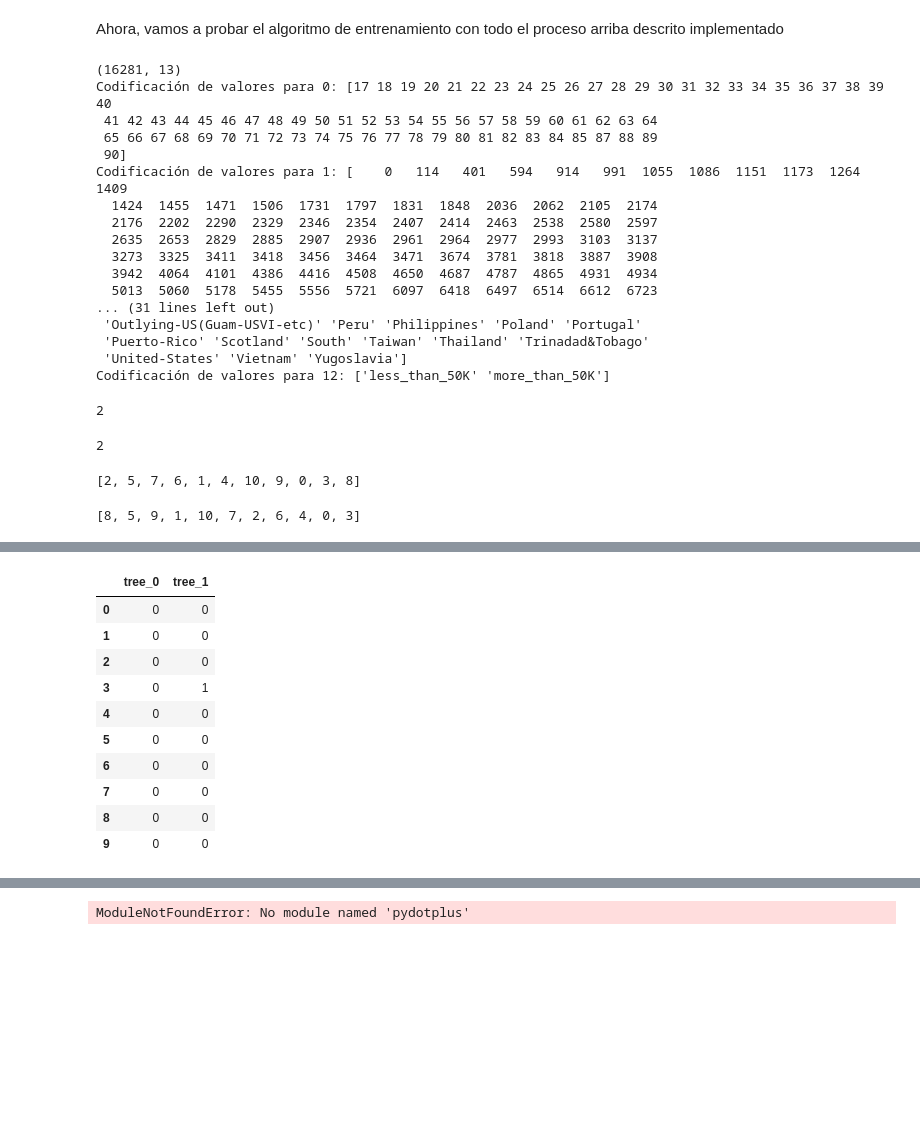
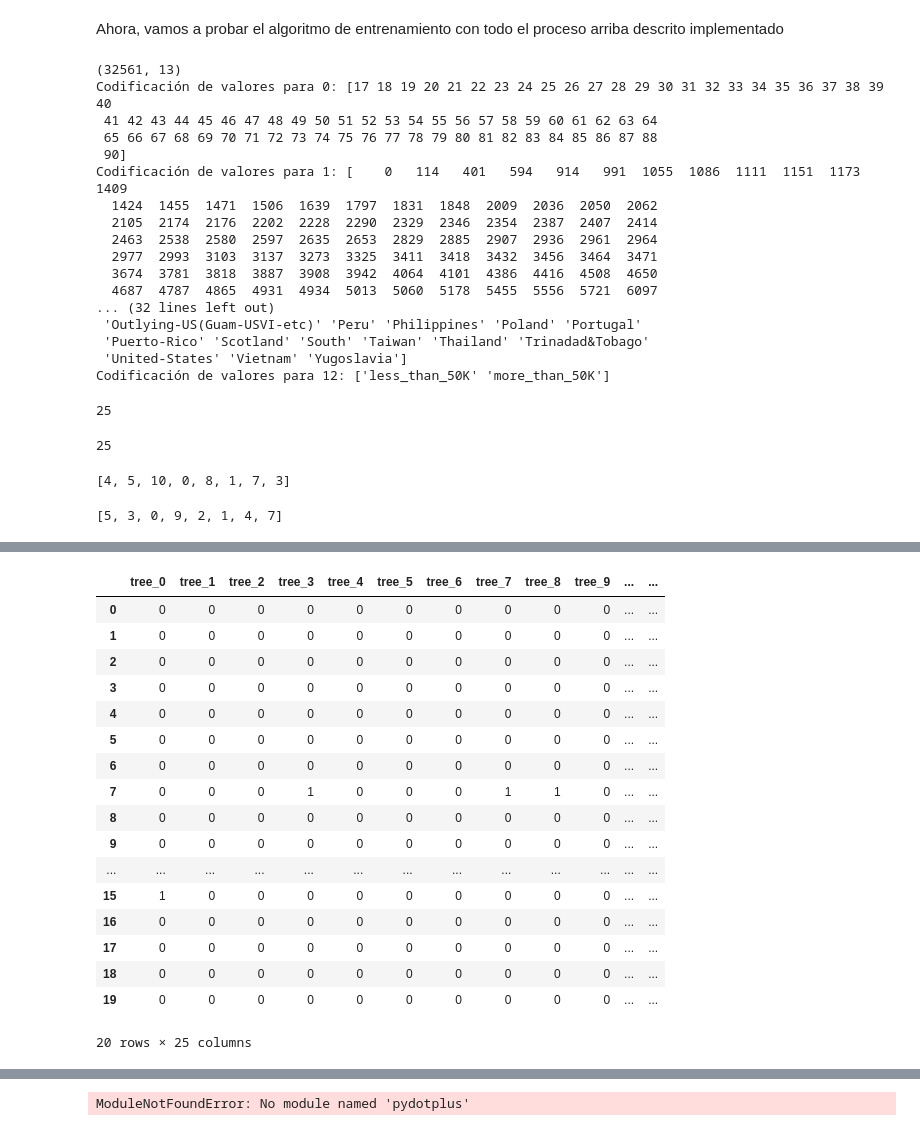
Before and after one commit to CavernaryBeast/TreeBased-Models-Assembly-RV, a Jupyter notebook: Notebook/Project_s Notebook.ipynb, the cells around one changed output, grey strips where cells are left out. Cells and saved outputs as stored; diff of their text form; code cells hidden in the pictures; blank space fills up the shorter version.

```diff
--- a/Notebook/Project_s Notebook.ipynb
+++ b/Notebook/Project_s Notebook.ipynb
@@ -126,21 +140,21 @@ columns_chosen
 # %% [markdown]
 Ahora, vamos a probar el algoritmo de entrenamiento con todo el proceso arriba descrito implementado
 # %%
-forest, indices_chosen = aux_functions.train_forest('adult_test', 2, 1, 4)
+forest, indices_chosen = aux_functions.train_forest('adult_train', 25, 0.8, None)
 # %% [output]
-(16281, 13)
+(32561, 13)
 Codificación de valores para 0: [17 18 19 20 21 22 23 24 25 26 27 28 29 30 31 32 33 34 35 36 37 38 39 40
  41 42 43 44 45 46 47 48 49 50 51 52 53 54 55 56 57 58 59 60 61 62 63 64
- 65 66 67 68 69 70 71 72 73 74 75 76 77 78 79 80 81 82 83 84 85 87 88 89
+ 65 66 67 68 69 70 71 72 73 74 75 76 77 78 79 80 81 82 83 84 85 86 87 88
  90]
-Codificación de valores para 1: [    0   114   401   594   914   991  1055  1086  1151  1173  1264  1409
-  1424  1455  1471  1506  1731  1797  1831  1848  2036  2062  2105  2174
-  2176  2202  2290  2329  2346  2354  2407  2414  2463  2538  2580  2597
-  2635  2653  2829  2885  2907  2936  2961  2964  2977  2993  3103  3137
-  3273  3325  3411  3418  3456  3464  3471  3674  3781  3818  3887  3908
-  3942  4064  4101  4386  4416  4508  4650  4687  4787  4865  4931  4934
-  5013  5060  5178  5455  5556  5721  6097  6418  6497  6514  6612  6723
-... (31 lines left out)
+Codificación de valores para 1: [    0   114   401   594   914   991  1055  1086  1111  1151  1173  1409
+  1424  1455  1471  1506  1639  1797  1831  1848  2009  2036  2050  2062
+  2105  2174  2176  2202  2228  2290  2329  2346  2354  2387  2407  2414
+  2463  2538  2580  2597  2635  2653  2829  2885  2907  2936  2961  2964
+  2977  2993  3103  3137  3273  3325  3411  3418  3432  3456  3464  3471
+  3674  3781  3818  3887  3908  3942  4064  4101  4386  4416  4508  4650
+  4687  4787  4865  4931  4934  5013  5060  5178  5455  5556  5721  6097
+... (32 lines left out)
  'Outlying-US(Guam-USVI-etc)' 'Peru' 'Philippines' 'Poland' 'Portugal'
  'Puerto-Rico' 'Scotland' 'South' 'Taiwan' 'Thailand' 'Trinadad&Tobago'
  'United-States' 'Vietnam' 'Yugoslavia']
@@ -148,19 +162,19 @@ Codificación de valores para 12: ['less_than_50K' 'more_than_50K']
 # %%
 len(forest)
 # %% [output]
-2
+25
 # %%
 len(indices_chosen)
 # %% [output]
-2
+25
 # %%
 indices_chosen[0]
 # %% [output]
-[2, 5, 7, 6, 1, 4, 10, 9, 0, 3, 8]
+[4, 5, 10, 0, 8, 1, 7, 3]
 # %%
 indices_chosen[1]
 # %% [output]
-[8, 5, 9, 1, 10, 7, 2, 6, 4, 0, 3]
+[5, 3, 0, 9, 2, 1, 4, 7]
 # %%
 forest_predictions, df_predictions = aux_functions.forest_predictions('adult_test', forest, indices_chosen)
 # %% [output]
@@ -182,17 +196,24 @@ Codificación de valores para 1: [    0   114   401   594   914   991  1055  108
  'United-States' 'Vietnam' 'Yugoslavia']
 Codificación de valores para 12: ['less_than_50K' 'more_than_50K']
 # %%
-df_predictions.head(10)
+df_predictions.head(20)
 # %% [output]
-|  | tree_0 | tree_1 |
-| 0 | 0 | 0 |
-| 1 | 0 | 0 |
-| 2 | 0 | 0 |
-| 3 | 0 | 1 |
-| 4 | 0 | 0 |
-| 5 | 0 | 0 |
-| 6 | 0 | 0 |
-| 7 | 0 | 0 |
-| 8 | 0 | 0 |
-| 9 | 0 | 0 |
+|  | tree_0 | tree_1 | tree_2 | tree_3 | tree_4 | tree_5 | tree_6 | tree_7 | tree_8 | tree_9 | ... | ... |
+| 0 | 0 | 0 | 0 | 0 | 0 | 0 | 0 | 0 | 0 | 0 | ... | ... |
+| 1 | 0 | 0 | 0 | 0 | 0 | 0 | 0 | 0 | 0 | 0 | ... | ... |
+| 2 | 0 | 0 | 0 | 0 | 0 | 0 | 0 | 0 | 0 | 0 | ... | ... |
+| 3 | 0 | 0 | 0 | 0 | 0 | 0 | 0 | 0 | 0 | 0 | ... | ... |
+| 4 | 0 | 0 | 0 | 0 | 0 | 0 | 0 | 0 | 0 | 0 | ... | ... |
+| 5 | 0 | 0 | 0 | 0 | 0 | 0 | 0 | 0 | 0 | 0 | ... | ... |
+| 6 | 0 | 0 | 0 | 0 | 0 | 0 | 0 | 0 | 0 | 0 | ... | ... |
+| 7 | 0 | 0 | 0 | 1 | 0 | 0 | 0 | 1 | 1 | 0 | ... | ... |
+| 8 | 0 | 0 | 0 | 0 | 0 | 0 | 0 | 0 | 0 | 0 | ... | ... |
+| 9 | 0 | 0 | 0 | 0 | 0 | 0 | 0 | 0 | 0 | 0 | ... | ... |
+| ... | ... | ... | ... | ... | ... | ... | ... | ... | ... | ... | ... | ... |
+| 15 | 1 | 0 | 0 | 0 | 0 | 0 | 0 | 0 | 0 | 0 | ... | ... |
+| 16 | 0 | 0 | 0 | 0 | 0 | 0 | 0 | 0 | 0 | 0 | ... | ... |
+| 17 | 0 | 0 | 0 | 0 | 0 | 0 | 0 | 0 | 0 | 0 | ... | ... |
+| 18 | 0 | 0 | 0 | 0 | 0 | 0 | 0 | 0 | 0 | 0 | ... | ... |
+| 19 | 0 | 0 | 0 | 0 | 0 | 0 | 0 | 0 | 0 | 0 | ... | ... |
+20 rows × 25 columns
 # %%
```
Also changed, not shown: parts of 24 cells of this notebook, 1 other file.
